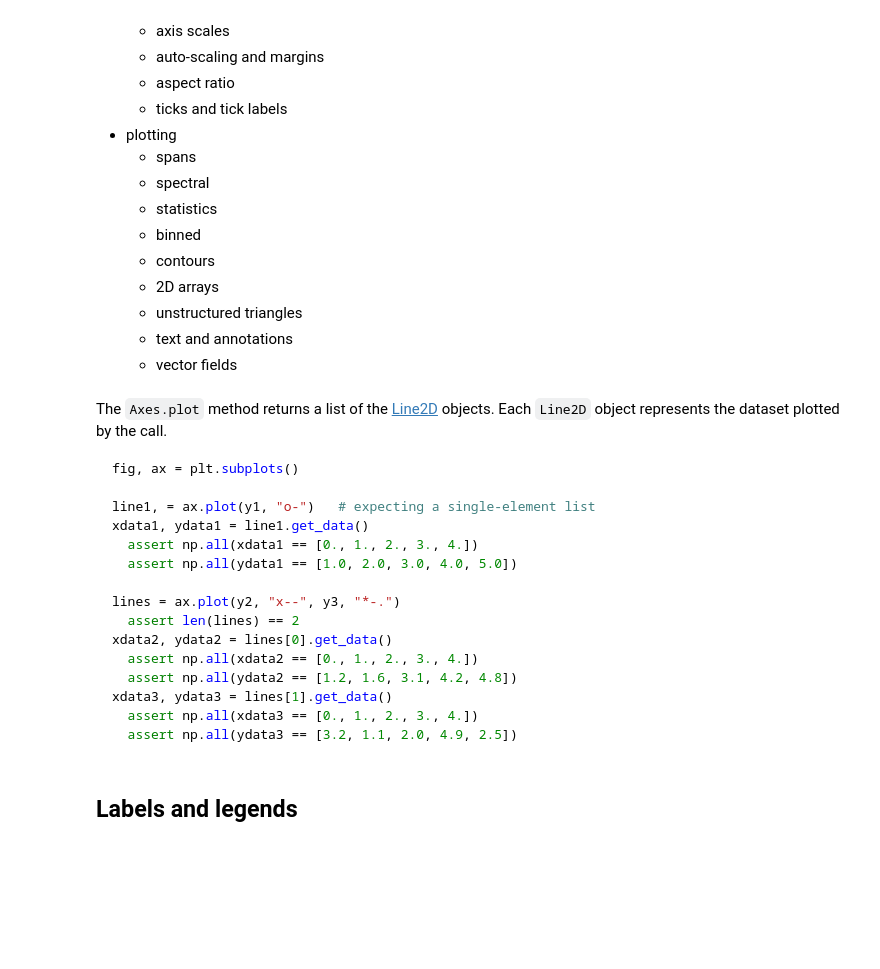
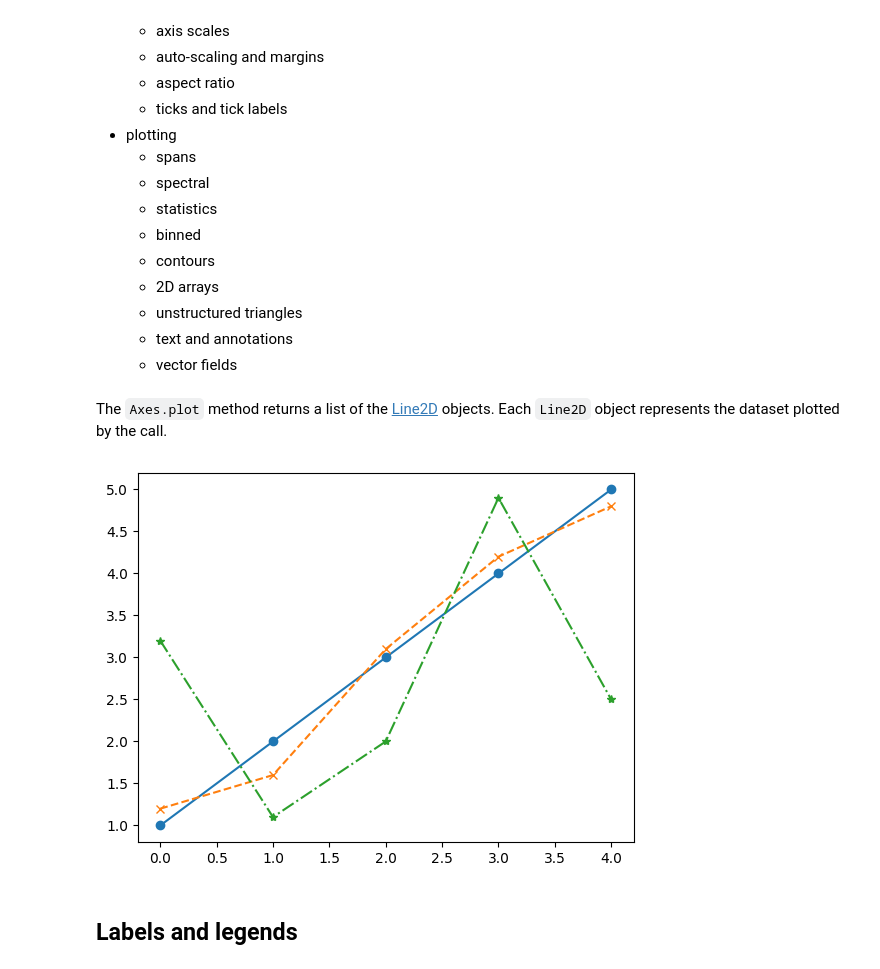
Before and after one commit to toshiro-en-miyamoto/math2, a Jupyter notebook: jupyter/samMorley/ch02_plotting.ipynb, the cells around one changed output. Cells and saved outputs as stored; diff of their text form; code cells hidden in the pictures; blank space fills up the shorter version.

````diff
--- a/jupyter/samMorley/ch02_plotting.ipynb
+++ b/jupyter/samMorley/ch02_plotting.ipynb
@@ -165,24 +165,24 @@ The [Axes class](https://matplotlib.org/stable/api/axes_api.html) represents one
   - vector fields
 # %% [markdown]
 The `Axes.plot` method returns a list of the [Line2D](https://matplotlib.org/stable/api/_as_gen/matplotlib.lines.Line2D.html) objects. Each `Line2D` object represents the dataset plotted by the call.
-
-```python
-fig, ax = plt.subplots()
-
-line1, = ax.plot(y1, "o-")   # expecting a single-element list
-xdata1, ydata1 = line1.get_data()
-  assert np.all(xdata1 == [0., 1., 2., 3., 4.])
-  assert np.all(ydata1 == [1.0, 2.0, 3.0, 4.0, 5.0])
-
-lines = ax.plot(y2, "x--", y3, "*-.")
-  assert len(lines) == 2
-xdata2, ydata2 = lines[0].get_data()
-  assert np.all(xdata2 == [0., 1., 2., 3., 4.])
-  assert np.all(ydata2 == [1.2, 1.6, 3.1, 4.2, 4.8])
-xdata3, ydata3 = lines[1].get_data()
-  assert np.all(xdata3 == [0., 1., 2., 3., 4.])
-  assert np.all(ydata3 == [3.2, 1.1, 2.0, 4.9, 2.5])
-```
+# %%
+fig, ax = plt.subplots()
+
+line1, = ax.plot(y1, "o-")   # expecting a single-element list
+xdata1, ydata1 = line1.get_data()
+assert np.array_equal(xdata1, [0., 1., 2., 3., 4.])
+assert np.array_equal(ydata1, [1.0, 2.0, 3.0, 4.0, 5.0])
+
+lines = ax.plot(y2, "x--", y3, "*-.")
+assert len(lines) == 2
+xdata2, ydata2 = lines[0].get_data()
+assert np.array_equal(xdata2, [0., 1., 2., 3., 4.])
+assert np.array_equal(ydata2, [1.2, 1.6, 3.1, 4.2, 4.8])
+xdata3, ydata3 = lines[1].get_data()
+assert np.array_equal(xdata3, [0., 1., 2., 3., 4.])
+assert np.array_equal(ydata3, [3.2, 1.1, 2.0, 4.9, 2.5])
+# %% [output]
+[figure, added]
 # %% [markdown]
 ## Labels and legends
 # %% [markdown]
````
Also changed, not shown: parts of 9 cells of this notebook, 1 other file.
